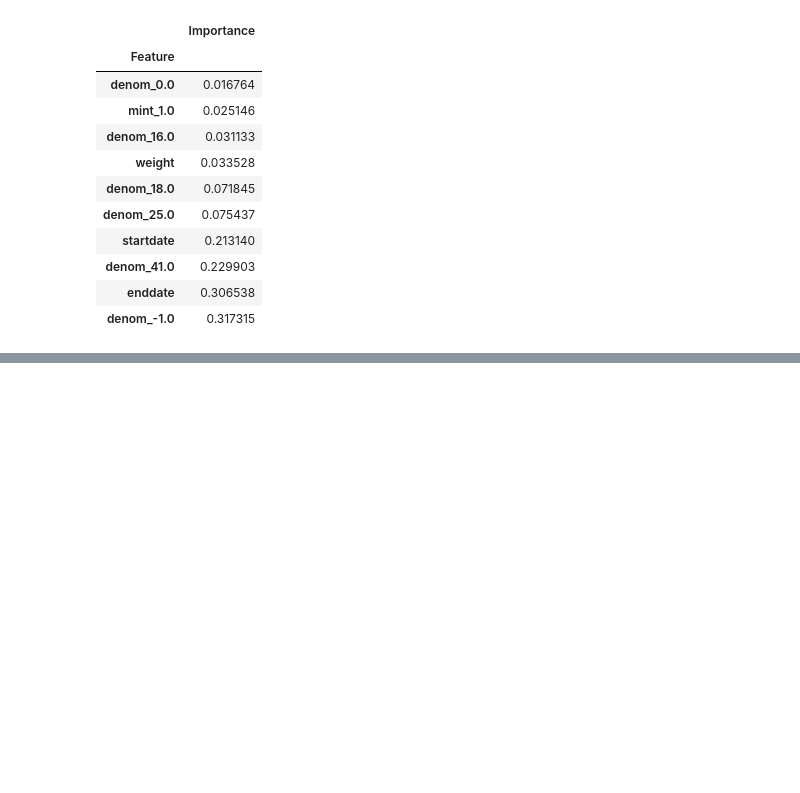
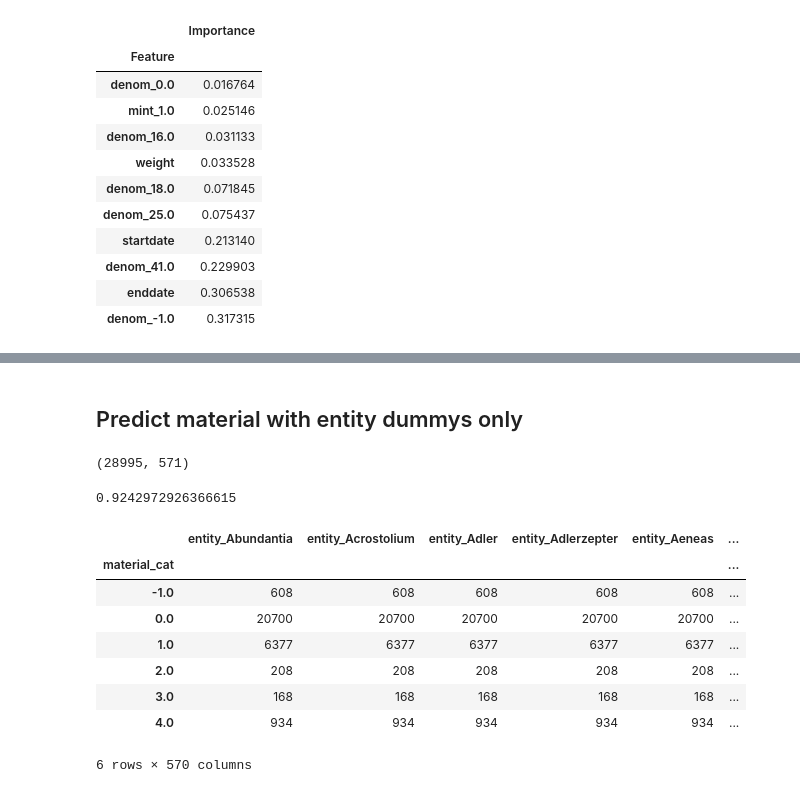
Before and after one commit to codehering/data_challanges_2021, a Jupyter notebook: experiments/notebooks/Dimesion_reduction_analysis.ipynb, the cells around one changed output, grey strips where cells are left out. Saved outputs shown, nothing was run; the diff lists cells and outputs as text; code cells hidden in the pictures; blank space fills up the shorter version.

```diff
--- a/experiments/notebooks/Dimesion_reduction_analysis.ipynb
+++ b/experiments/notebooks/Dimesion_reduction_analysis.ipynb
@@ -1447,0 +1504,11 @@ perm_imp_rfpimp.tail(10)
+# %%
+y = data_new_w_entity["enddate"]
+X = data_new_w_entity.drop(["enddate", "startdate"], axis=1)
+
+X_train, X_test, y_train, y_test = train_test_split(X, y, test_size=0.2, random_state=42)
+# %%
+for col in X_train.columns:
+    try:
+        X_train[col] = X_train[col].astype(float)
+    except:
+        print(col)
@@ -1447,0 +1529,3 @@ perm_imp_rfpimp.tail(10)
+# %%
+entity_only = [x for x in data_new_w_entity.columns if "entity" in x]
+entity_only
@@ -1447,0 +1581,37 @@ perm_imp_rfpimp.tail(10)
+# %% [markdown]
+<h2> Predict material with entity dummys only </h2>
+# %%
+data_new_w_entity_total = data_new_w_entity_total[["material_cat"]+ entity_only]
+data_new_w_entity_total = data_new_w_entity_total.dropna()
+for col in data_new_w_entity_total.columns:
+    try:
+        data_new_w_entity_total[col] = data_new_w_entity_total[col].astype(float)
+    except:
+        print(col)
+print(data_new_w_entity_total.shape)
+y = data_new_w_entity_total["material_cat"]
+X = data_new_w_entity_total[entity_only]
+
+X_train, X_test, y_train, y_test = train_test_split(X, y, test_size=0.2, random_state=42)
+# %% [output]
+(28995, 571)
+# %%
+clf = RandomForestClassifier(max_depth=30, random_state=0, n_estimators=200)
+
+clf.fit(X_train, y_train)
+y_predict = clf.predict(X_test)
+print(accuracy_score(y_test, y_predict))
+# %% [output]
+0.9242972926366615
+# %%
+data_new_w_entity_total.groupby("material_cat").count()
+# %% [output]
+|  | entity_Abundantia | entity_Acrostolium | entity_Adler | entity_Adlerzepter | entity_Aeneas | ... |
+| material_cat |  |  |  |  |  | ... |
+| -1.0 | 608 | 608 | 608 | 608 | 608 | ... |
+| 0.0 | 20700 | 20700 | 20700 | 20700 | 20700 | ... |
+| 1.0 | 6377 | 6377 | 6377 | 6377 | 6377 | ... |
+| 2.0 | 208 | 208 | 208 | 208 | 208 | ... |
+| 3.0 | 168 | 168 | 168 | 168 | 168 | ... |
+| 4.0 | 934 | 934 | 934 | 934 | 934 | ... |
+6 rows × 570 columns
```
Also changed, not shown: parts of 22 cells of this notebook.
